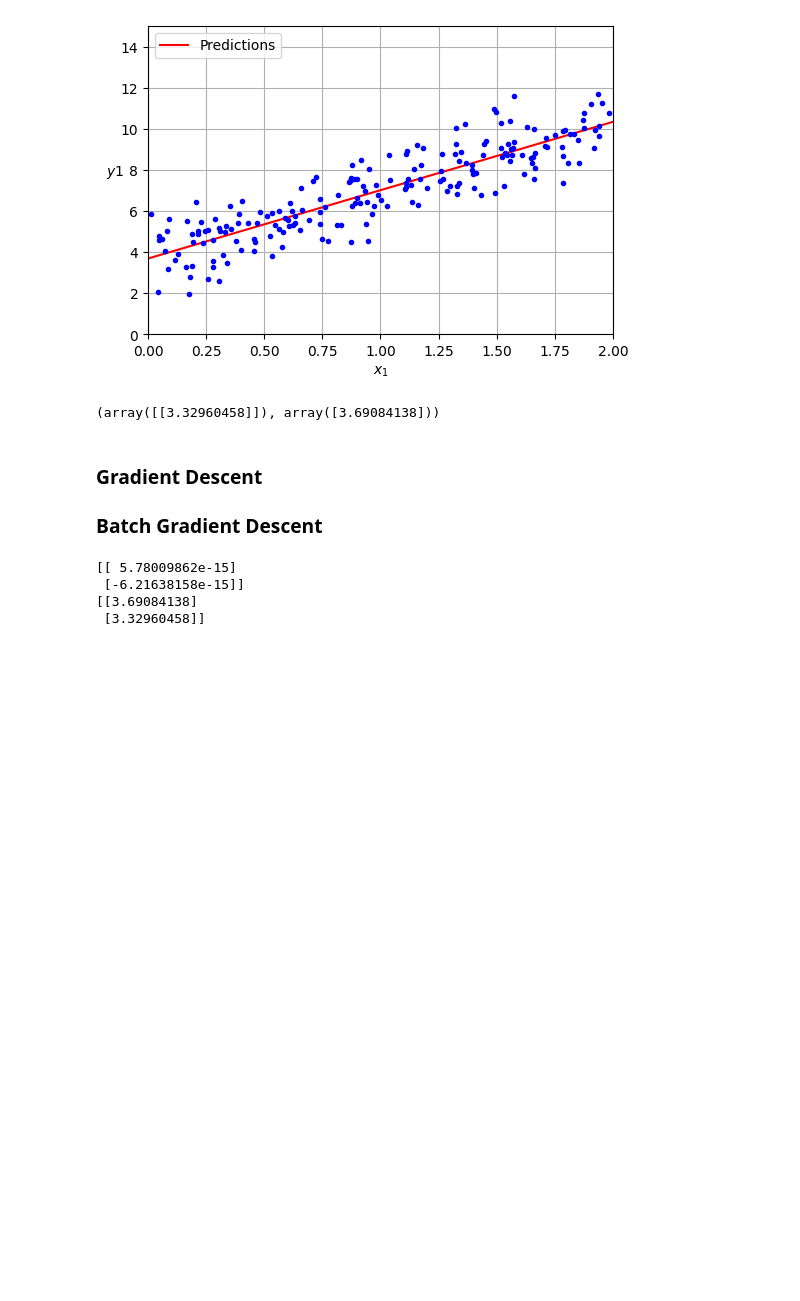
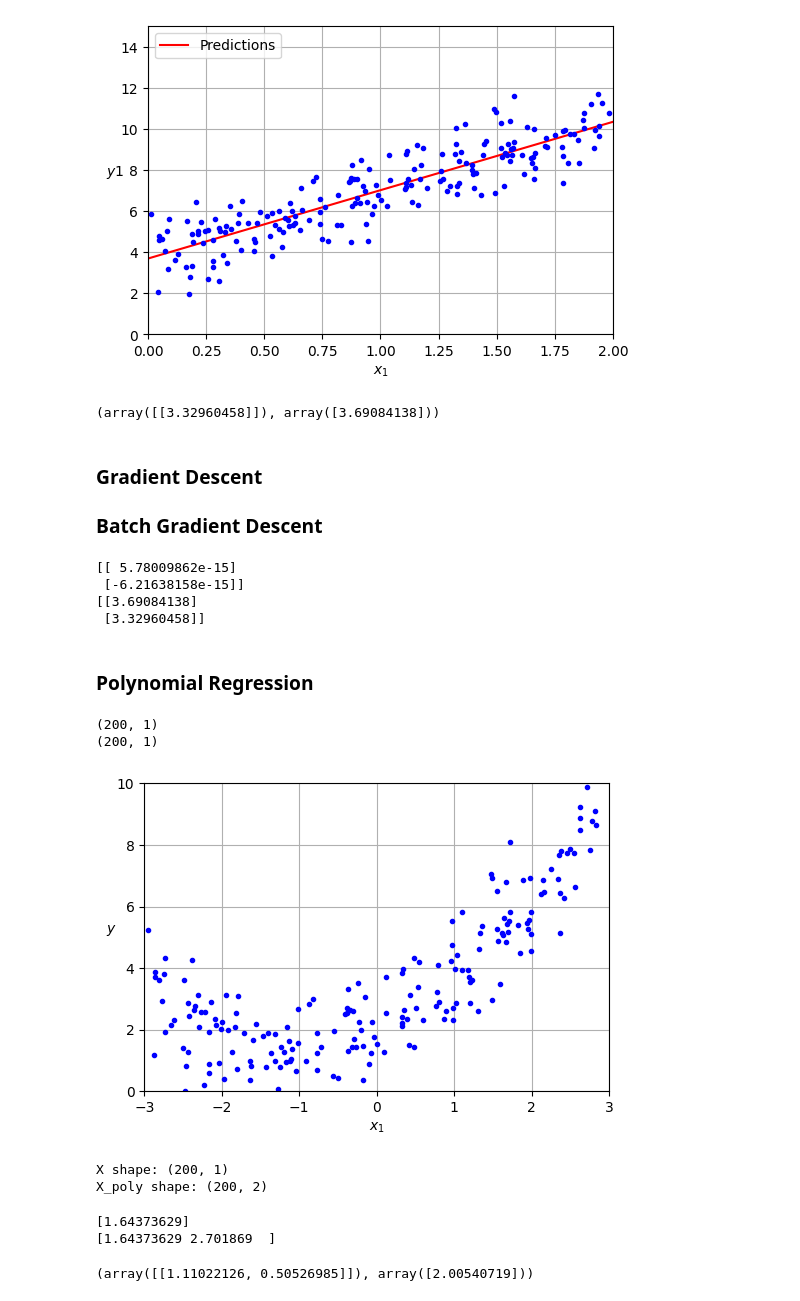
Before and after one commit to jsuryanm/HOML, a Jupyter notebook: 4.0-training_models/training_models.ipynb, the cells around one changed output. Drawn from its saved outputs; the diff is of its cells as text; code cells hidden in the pictures; blank space fills up the shorter version.

```diff
--- a/4.0-training_models/training_models.ipynb
+++ b/4.0-training_models/training_models.ipynb
@@ -91,0 +142,45 @@ print(theta)
+# %% [markdown]
+### Polynomial Regression
+# %%
+rng = np.random.default_rng(seed=42)
+m = 200
+X = 6 * rng.random((m,1)) - 3
+print(X.shape)
+y = 0.5 * X ** 2 + X + 2 + rng.standard_normal((m,1))
+print(y.shape)
+# %% [output]
+(200, 1)
+(200, 1)
+# %%
+plt.figure(figsize=(6, 4))
+plt.plot(X, y, "b.")
+plt.xlabel("$x_1$")
+plt.ylabel("$y$", rotation=0)
+plt.axis([-3, 3, 0, 10])
+plt.grid()
+
+plt.show()
+# %% [output]
+[figure, added]
+# %%
+from sklearn.preprocessing import PolynomialFeatures
+
+poly_features = PolynomialFeatures(degree=2,include_bias=False)
+X_poly = poly_features.fit_transform(X)
+print("X shape:",X.shape)
+print("X_poly shape:",X_poly.shape)
+# %% [output]
+X shape: (200, 1)
+X_poly shape: (200, 2)
+# %%
+print(X[0])
+print(X_poly[0])
+# %% [output]
+[1.64373629]
+[1.64373629 2.701869  ]
+# %%
+lin_reg = LinearRegression()
+lin_reg.fit(X_poly,y)
+lin_reg.coef_,lin_reg.intercept_
+# %% [output]
+(array([[1.11022126, 0.50526985]]), array([2.00540719]))
```
Also changed, not shown: parts of 7 cells of this notebook, 1 other file.
